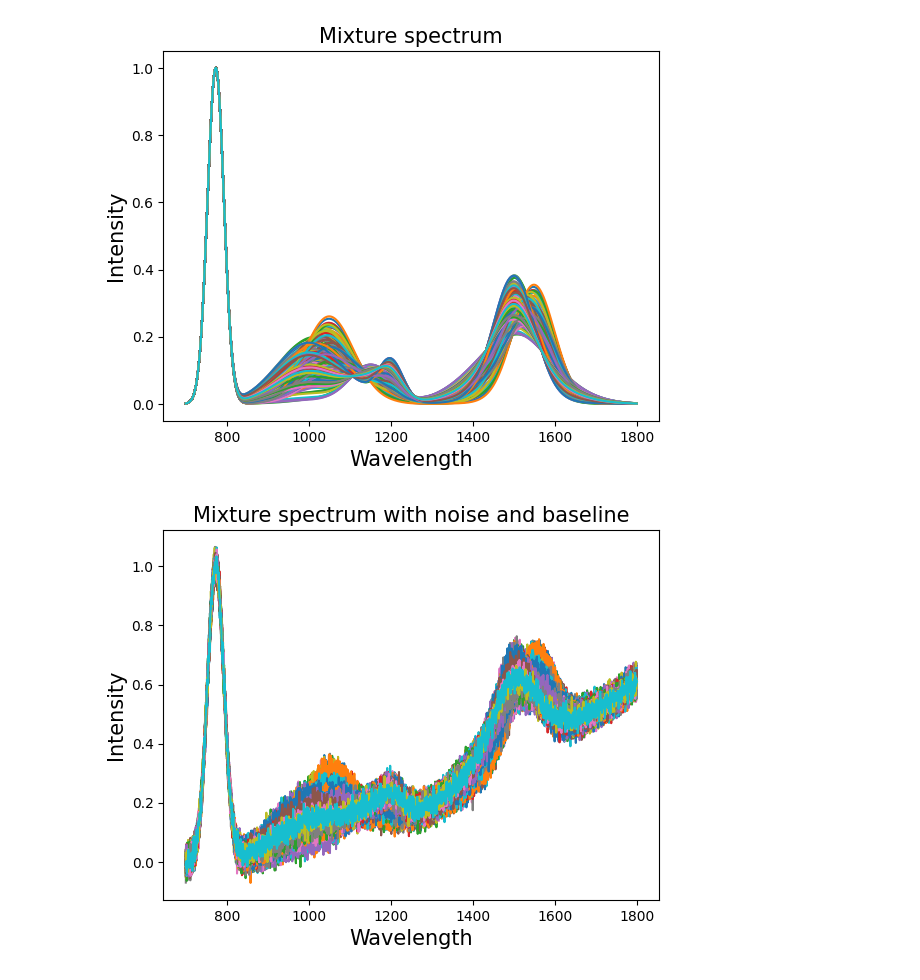
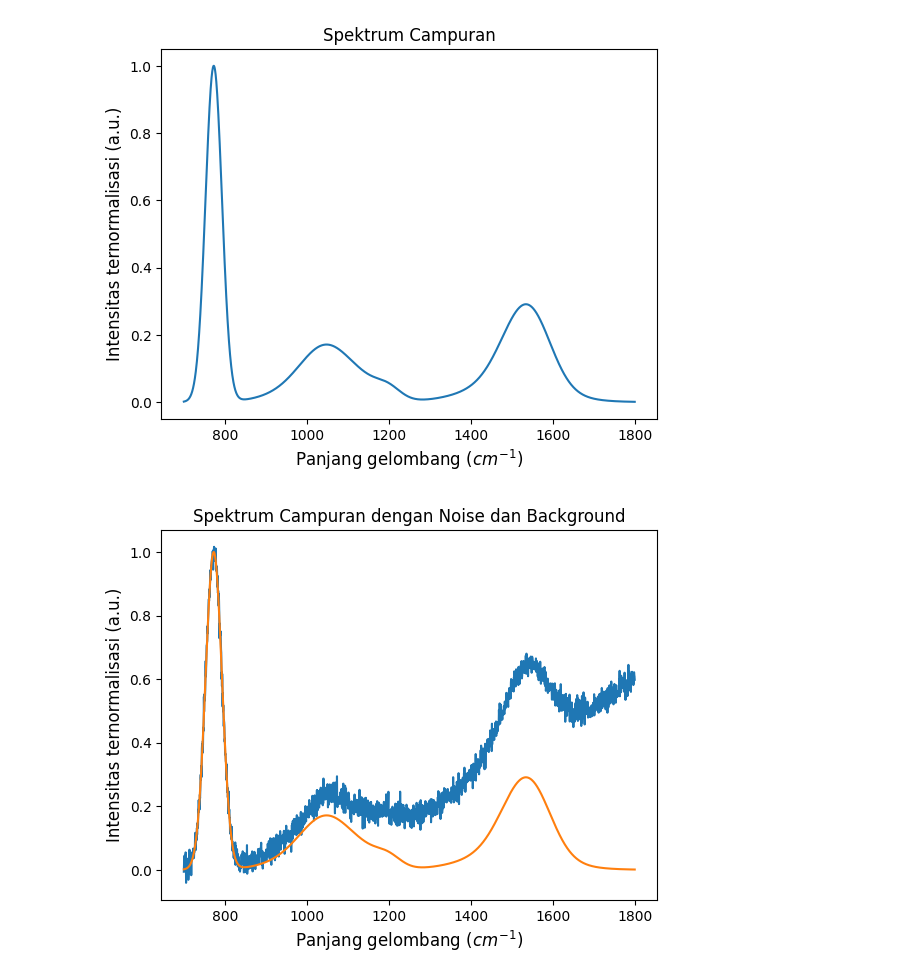
Before and after one commit to ariawahyuw/simulasi-spectra, a Jupyter notebook: Simulasi 2/(PLS) Simulasi Data Artifisial.ipynb, the cells around one changed output. Drawn from its saved outputs; the diff is of its cells as text; code cells hidden in the pictures.

```diff
--- a/Simulasi 2/(PLS) Simulasi Data Artifisial.ipynb
+++ b/Simulasi 2/(PLS) Simulasi Data Artifisial.ipynb
@@ -28,3 +49,13 @@ c_c /= total
+# %%
+c_a, c_b, c_c = [], [], []
+for x, y, z in ternary_combinations:
+    c_a.append(x)
+    c_b.append(y)
+    c_c.append(z)
+
+c_a = np.array(c_a)
+c_b = np.array(c_b)
+c_c = np.array(c_c)
 # %%
 
 def Gauss(x, mu, sigma, A=1):
@@ -100,33 +131,32 @@ plt.show()
 # Mixture
 mixture = np.array([c_a, c_b, c_c]).T @ np.array([component_a, component_b, component_c])
 # How does it look?
-plt.plot(x_range, mixture.T)
-plt.title('Mixture spectrum', fontsize = 15)
-plt.xlabel('Wavelength', fontsize = 15)
-plt.ylabel('Intensity',  fontsize = 15)
+plt.plot(x_range, mixture.T[:,115])
+plt.title('Spektrum Campuran', fontsize = 12)
+plt.xlabel(r'Panjang gelombang ($cm^{-1}$)', fontsize = 12)
+plt.ylabel('Intensitas ternormalisasi (a.u.)', fontsize = 12)
 plt.show()
 # %% [output]
-[figure, old version]
+[figure, new version]
 # %%
 # Let's add some noise for a bit of realism:
-
+clean_mixture = mixture.copy()
 # Random noise:
 mixture += np.random.normal(0, 0.02, size = mixture.shape)
-
 # Baseline:
 
 # Baseline as a polynomial background:
 poly = 0.001 * np.ones(len(x_range)) + 0.000001 * x_range + 0.0000005 * (x_range - 700)**2
 mixture += poly
 
-
-plt.plot(x_range, mixture.T)
-plt.title('Mixture spectrum with noise and baseline', fontsize = 15)
-plt.xlabel('Wavelength', fontsize = 15)
-plt.ylabel('Intensity',  fontsize = 15)
+plt.plot(x_range, mixture.T[:,115], label = 'Mixture with noise and baseline')
+plt.plot(x_range, clean_mixture.T[:,115], label = 'Mixture')
+plt.title('Spektrum Campuran dengan Noise dan Background', fontsize = 12)
+plt.xlabel(r'Panjang gelombang ($cm^{-1}$)', fontsize = 12)
+plt.ylabel('Intensitas ternormalisasi (a.u.)', fontsize = 12)
 plt.show()
 # %% [output]
-[figure, old version]
+[figure, new version]
 # %%
 # Estimation of the baseline:
 # Parameters for this case:
```
Also changed, not shown: parts of 21 cells of this notebook, 2 other files.
